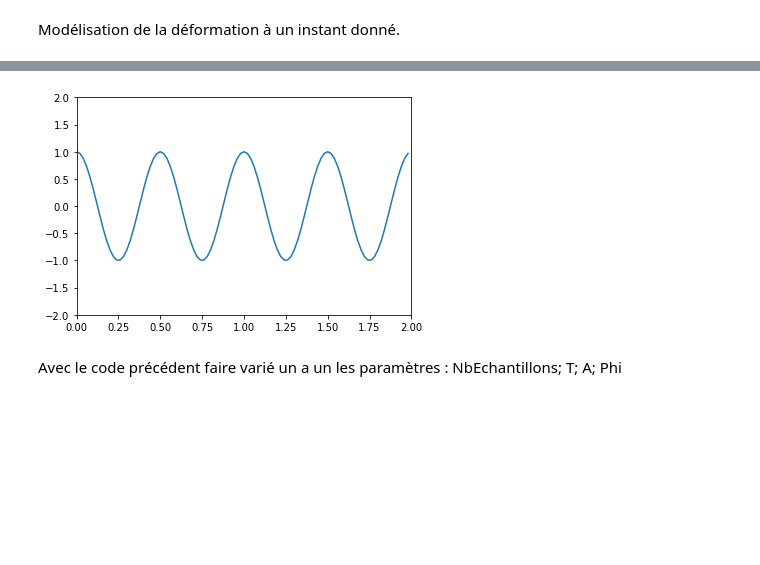
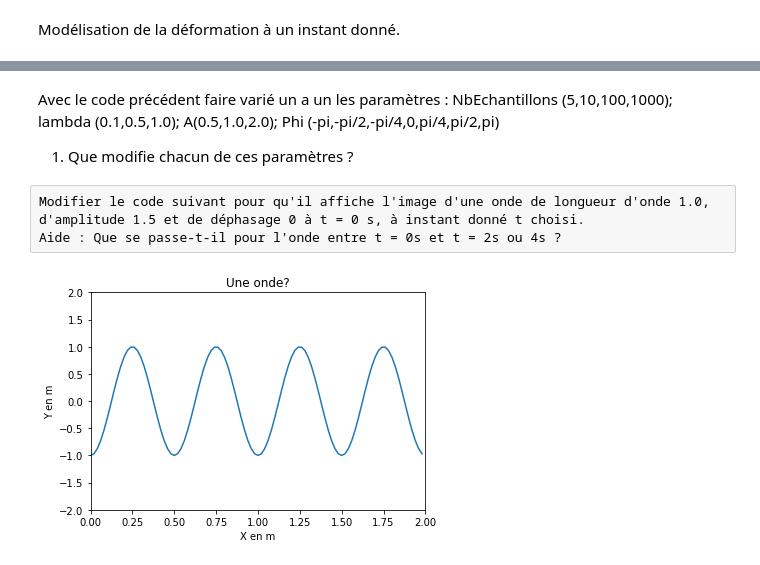
Before and after one commit to classse-M-GRESSIN/modelisation-onde-prof-gressin, a Jupyter notebook: modélisation d'une onde.ipynb, the cells around one changed output, grey strips where cells are left out. Drawn from its saved outputs; the diff is of its cells as text; code cells hidden in the pictures; blank space fills up the shorter version.

```diff
--- a/modélisation d'une onde.ipynb
+++ b/modélisation d'une onde.ipynb
@@ -3,6 +52,13 @@ Modélisation de la déformation à un instant donné.
+# %% [markdown]
+Avec le code précédent faire varié un a un les paramètres :
+NbEchantillons (5,10,100,1000); lambda (0.1,0.5,1.0); A(0.5,1.0,2.0); Phi (-pi,-pi/2,-pi/4,0,pi/4,pi/2,pi)
+1. Que modifie chacun de ces paramètres ?
+# %% [raw]
+Modifier le code suivant pour qu'il affiche l'image d'une onde de longueur d'onde 1.0, d'amplitude 1.5 et de déphasage 0 à t = 0 s, à instant donné t choisi.
+Aide : Que se passe-t-il pour l'onde entre t = 0s et t = 2s ou 4s ?
 # %%
 # on importe des bibliothèques, des fonctions
-from math import sin, pi
+from math import sin,cos, pi
 # pour pouvoir tracer des courbes, on a besoin de 'pyplot' objet du module 'matplotlib'
 from matplotlib import pyplot
 
@@ -11,37 +67,44 @@ from matplotlib import pyplot
 # écrire 2 définit un entier (int)
 # pour voir la différence essayer de calculer 1/2 et 1/2.0 ou 1/2. avec le point
 Xmax=2.0
 
 # on définit les axes (x,y), auxquels on rajoutera les courbes
 ax = pyplot.axes(xlim=(0, Xmax), ylim=(-2, 2))
 
 # nombre d'échantillons
 NbEchantillons=100
 
 # on définit les instants de calcul de la courbe
 PositionX=[i*Xmax/NbEchantillons for i in range(NbEchantillons)]
 #TEST: print temps
 
+# date d'obesrvation
+t=1.0
+
+# période de l'onde
+T=3.0
 # Amplitude du signal
-A=1
+A=1.0
 
 # longueur d'onde
 Lambda=0.5
 
 # déphasage
-Phi = 0.25
+Phi = 0
 
 # courbe
-macourbe=[A*sin(2*pi*(x/Lambda + Phi)) for x in PositionX]
+macourbe=[A*cos(2*pi*(x/Lambda) + Phi) for x in PositionX]
 #TEST: print macourbe
 
 # on rajoute la courbe sur le graphique
 ax.plot(PositionX,macourbe)
 
+# des noms pour les axes
+ax.set_xlabel('X en m')
+ax.set_ylabel('Y en m')
+ax.set_title('Une onde?')
+
 # on demande l'affichage
 pyplot.show()
 # %% [output]
-[figure, old version]
+[figure, new version]
-# %% [markdown]
-Avec le code précédent faire varié un a un les paramètres :
-NbEchantillons; T; A; Phi
```
Also changed, not shown: parts of 6 cells of this notebook.
